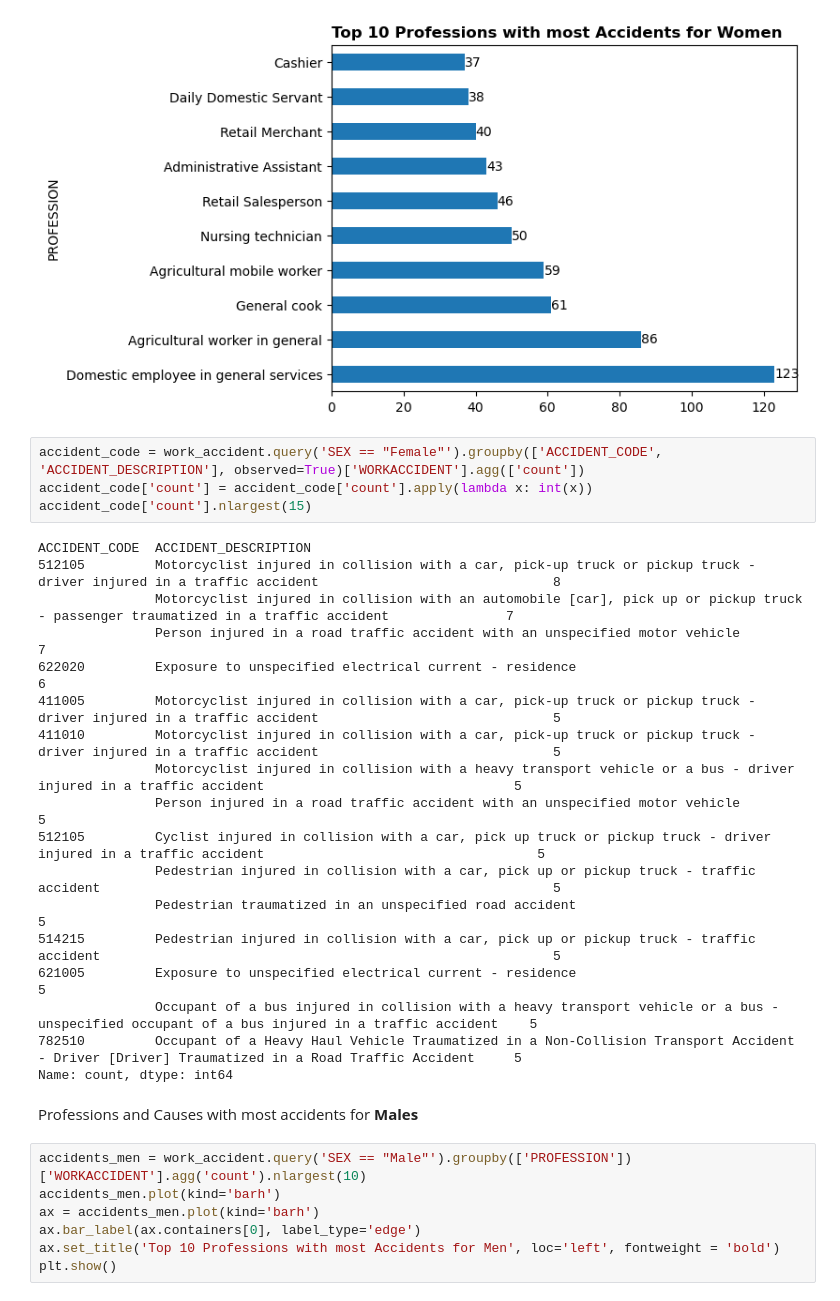
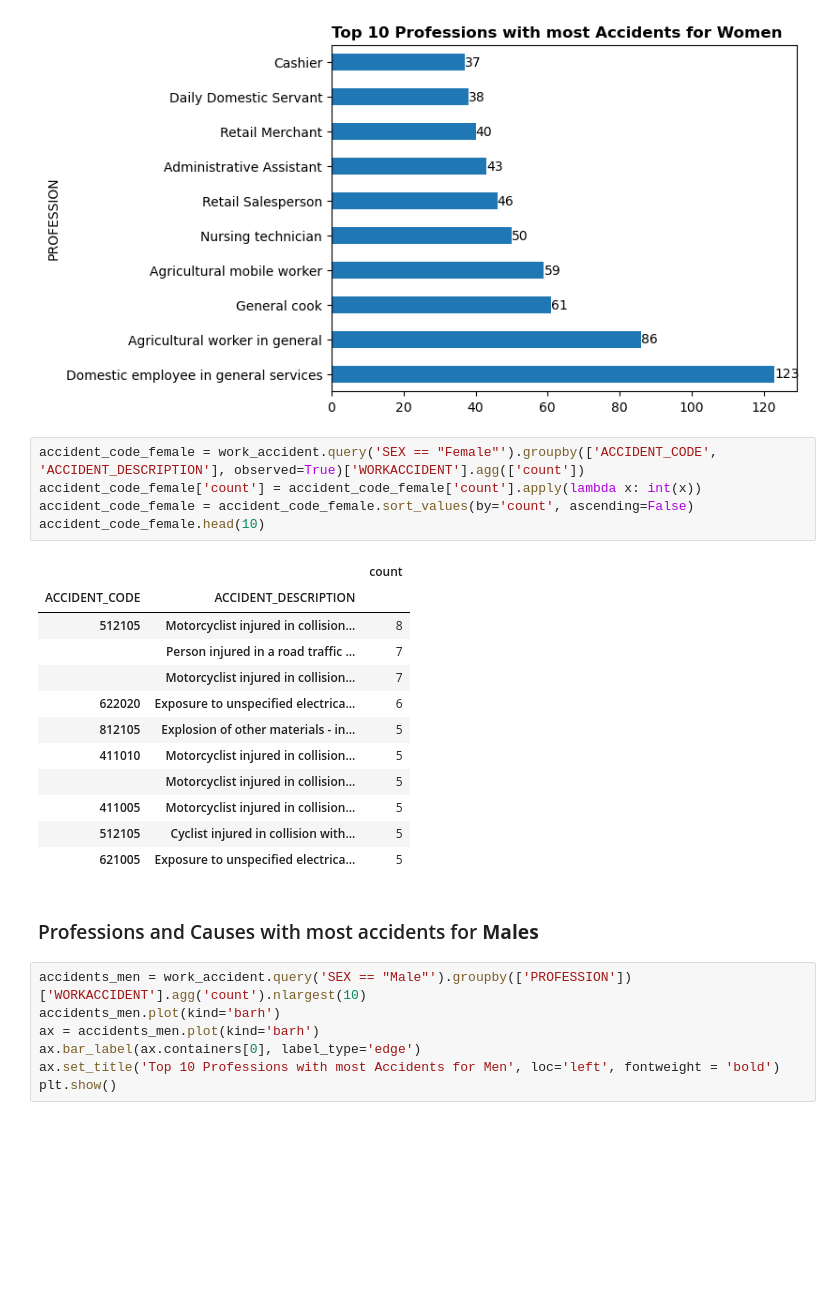
Before and after one commit to rodrigoegdata/Occupational-Accident-Mortality, a Jupyter notebook: Occupational_Accident_Mortality.ipynb, the cells around one changed output. Cells and saved outputs as stored; diff of their text form; blank space fills up the shorter version.

```diff
--- a/Occupational_Accident_Mortality.ipynb
+++ b/Occupational_Accident_Mortality.ipynb
@@ -317,29 +333,25 @@ plt.show()
 # %% [output]
 [figure]
 # %%
-accident_code = work_accident.query('SEX == "Female"').groupby(['ACCIDENT_CODE', 'ACCIDENT_DESCRIPTION'], observed=True)['WORKACCIDENT'].agg(['count'])
-accident_code['count'] = accident_code['count'].apply(lambda x: int(x))
-accident_code['count'].nlargest(15)
+accident_code_female = work_accident.query('SEX == "Female"').groupby(['ACCIDENT_CODE', 'ACCIDENT_DESCRIPTION'], observed=True)['WORKACCIDENT'].agg(['count'])
+accident_code_female['count'] = accident_code_female['count'].apply(lambda x: int(x))
+accident_code_female = accident_code_female.sort_values(by='count', ascending=False)
+accident_code_female.head(10)
 # %% [output]
-ACCIDENT_CODE  ACCIDENT_DESCRIPTION
-512105         Motorcyclist injured in collision with a car, pick-up truck or pickup truck - driver injured in a traffic accident                              8
-               Motorcyclist injured in collision with an automobile [car], pick up or pickup truck - passenger traumatized in a traffic accident               7
-               Person injured in a road traffic accident with an unspecified motor vehicle                                                                     7
-622020         Exposure to unspecified electrical current - residence                                                                                          6
-411005         Motorcyclist injured in collision with a car, pick-up truck or pickup truck - driver injured in a traffic accident                              5
-411010         Motorcyclist injured in collision with a car, pick-up truck or pickup truck - driver injured in a traffic accident                              5
-               Motorcyclist injured in collision with a heavy transport vehicle or a bus - driver injured in a traffic accident                                5
-               Person injured in a road traffic accident with an unspecified motor vehicle                                                                     5
-512105         Cyclist injured in collision with a car, pick up truck or pickup truck - driver injured in a traffic accident                                   5
-               Pedestrian injured in collision with a car, pick up or pickup truck - traffic accident                                                          5
-               Pedestrian traumatized in an unspecified road accident                                                                                          5
-514215         Pedestrian injured in collision with a car, pick up or pickup truck - traffic accident                                                          5
-621005         Exposure to unspecified electrical current - residence                                                                                          5
-               Occupant of a bus injured in collision with a heavy transport vehicle or a bus - unspecified occupant of a bus injured in a traffic accident    5
-782510         Occupant of a Heavy Haul Vehicle Traumatized in a Non-Collision Transport Accident - Driver [Driver] Traumatized in a Road Traffic Accident     5
-Name: count, dtype: int64
+|  |  | count |
+| ACCIDENT_CODE | ACCIDENT_DESCRIPTION |  |
+| 512105 | Motorcyclist injured in collision... | 8 |
+|  | Person injured in a road traffic ... | 7 |
+|  | Motorcyclist injured in collision... | 7 |
+| 622020 | Exposure to unspecified electrica... | 6 |
+| 812105 | Explosion of other materials - in... | 5 |
+| 411010 | Motorcyclist injured in collision... | 5 |
+|  | Motorcyclist injured in collision... | 5 |
+| 411005 | Motorcyclist injured in collision... | 5 |
+| 512105 | Cyclist injured in collision with... | 5 |
+| 621005 | Exposure to unspecified electrica... | 5 |
 # %% [markdown]
-Professions and Causes with most accidents for **Males**
+### Professions and Causes with most accidents for **Males**
 # %%
 accidents_men = work_accident.query('SEX == "Male"').groupby(['PROFESSION'])['WORKACCIDENT'].agg('count').nlargest(10)
 accidents_men.plot(kind='barh')
```
Also changed, not shown: parts of 18 cells of this notebook.
